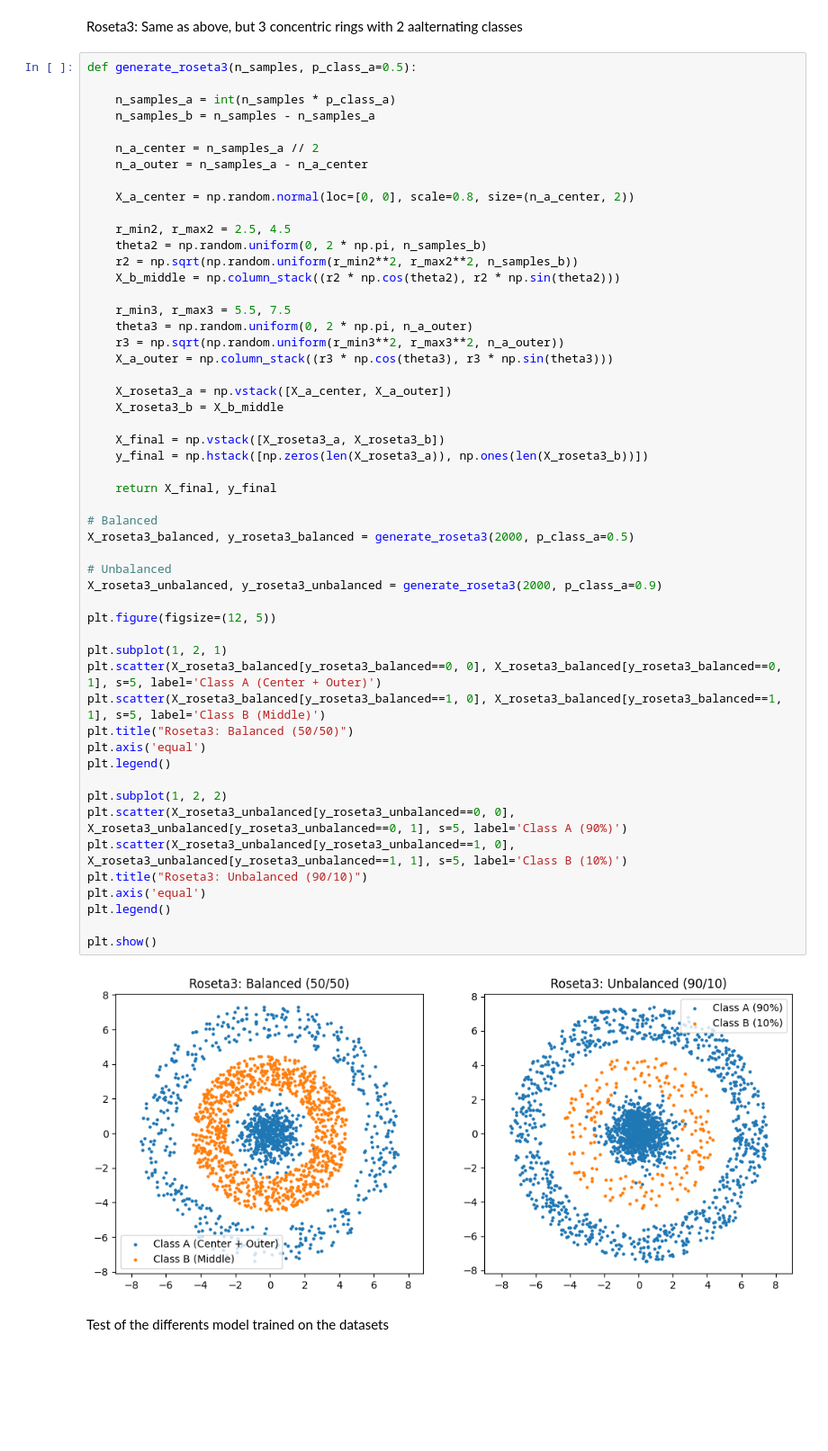
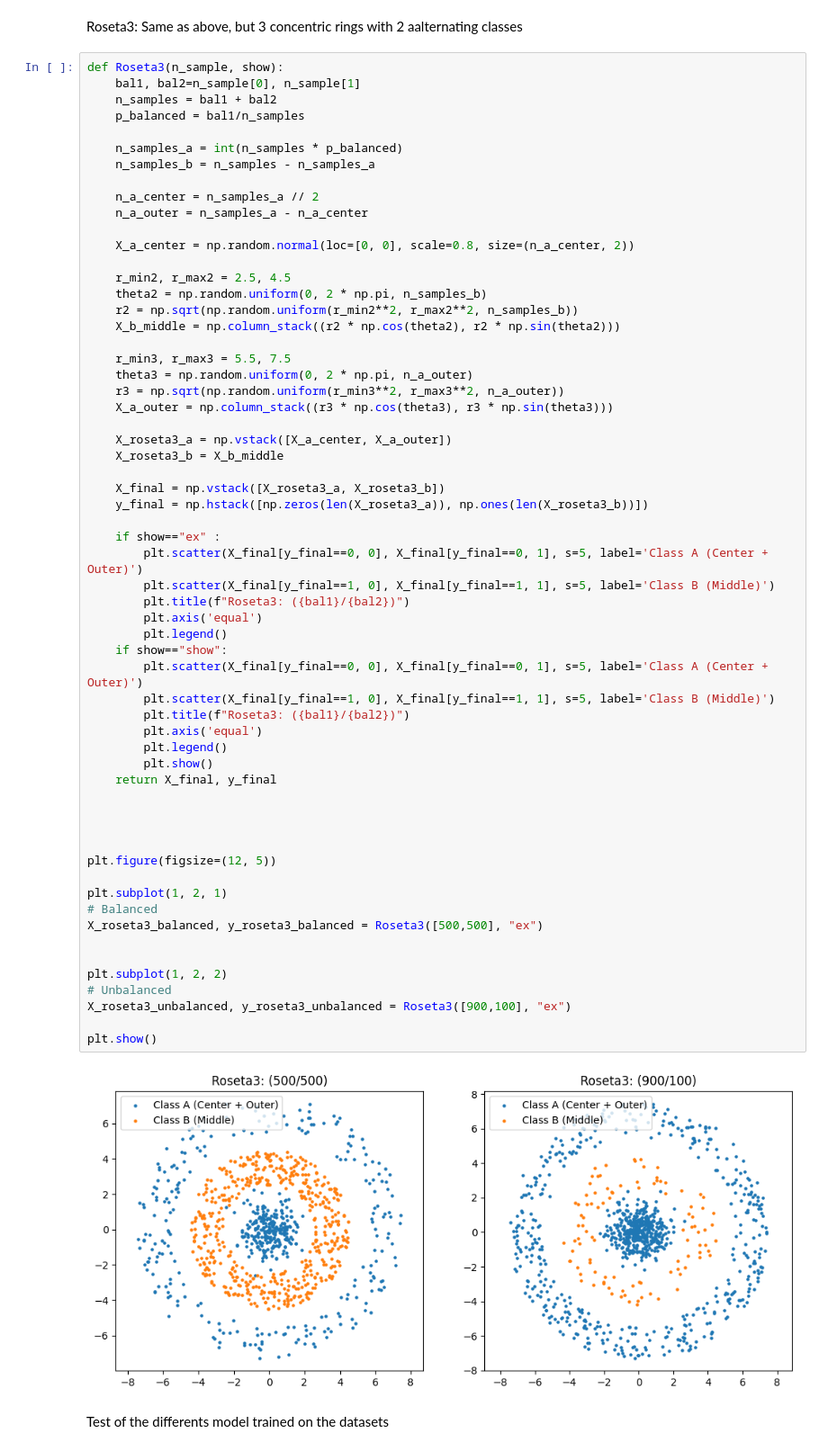
Before and after one commit to Mathis1311/Machine-Learning-project, a Jupyter notebook: project.ipynb, the cells around one changed output. Shown at 90% size. Cells and saved outputs as stored; diff of their text form; blank space fills up the shorter version.

```diff
--- a/project.ipynb
+++ b/project.ipynb
@@ -311,9 +324,12 @@ plt.show()
 # %% [markdown]
  Roseta3: Same as above, but 3 concentric rings with 2 aalternating classes
 # %%
-def generate_roseta3(n_samples, p_class_a=0.5):
+def Roseta3(n_sample, show):
+    bal1, bal2=n_sample[0], n_sample[1]
+    n_samples = bal1 + bal2
+    p_balanced = bal1/n_samples
 
-    n_samples_a = int(n_samples * p_class_a)
+    n_samples_a = int(n_samples * p_balanced)
     n_samples_b = n_samples - n_samples_a
 
     n_a_center = n_samples_a // 2
@@ -322,48 +338,53 @@ def generate_roseta3(n_samples, p_class_a=0.5):
     X_a_center = np.random.normal(loc=[0, 0], scale=0.8, size=(n_a_center, 2))
 
     r_min2, r_max2 = 2.5, 4.5
     theta2 = np.random.uniform(0, 2 * np.pi, n_samples_b)
     r2 = np.sqrt(np.random.uniform(r_min2**2, r_max2**2, n_samples_b))
     X_b_middle = np.column_stack((r2 * np.cos(theta2), r2 * np.sin(theta2)))
 
     r_min3, r_max3 = 5.5, 7.5
     theta3 = np.random.uniform(0, 2 * np.pi, n_a_outer)
     r3 = np.sqrt(np.random.uniform(r_min3**2, r_max3**2, n_a_outer))
     X_a_outer = np.column_stack((r3 * np.cos(theta3), r3 * np.sin(theta3)))
 
     X_roseta3_a = np.vstack([X_a_center, X_a_outer])
     X_roseta3_b = X_b_middle
 
     X_final = np.vstack([X_roseta3_a, X_roseta3_b])
     y_final = np.hstack([np.zeros(len(X_roseta3_a)), np.ones(len(X_roseta3_b))])
 
+    if show=="ex" :
+        plt.scatter(X_final[y_final==0, 0], X_final[y_final==0, 1], s=5, label='Class A (Center + Outer)')
+        plt.scatter(X_final[y_final==1, 0], X_final[y_final==1, 1], s=5, label='Class B (Middle)')
+        plt.title(f"Roseta3: ({bal1}/{bal2})")
+        plt.axis('equal')
+        plt.legend()
+    if show=="show":
+        plt.scatter(X_final[y_final==0, 0], X_final[y_final==0, 1], s=5, label='Class A (Center + Outer)')
+        plt.scatter(X_final[y_final==1, 0], X_final[y_final==1, 1], s=5, label='Class B (Middle)')
+        plt.title(f"Roseta3: ({bal1}/{bal2})")
+        plt.axis('equal')
+        plt.legend()
+        plt.show()
     return X_final, y_final
 
-# Balanced
-X_roseta3_balanced, y_roseta3_balanced = generate_roseta3(2000, p_class_a=0.5)
 
-# Unbalanced
-X_roseta3_unbalanced, y_roseta3_unbalanced = generate_roseta3(2000, p_class_a=0.9)
+
 
 plt.figure(figsize=(12, 5))
 
 plt.subplot(1, 2, 1)
-plt.scatter(X_roseta3_balanced[y_roseta3_balanced==0, 0], X_roseta3_balanced[y_roseta3_balanced==0, 1], s=5, label='Class A (Center + Outer)')
-plt.scatter(X_roseta3_balanced[y_roseta3_balanced==1, 0], X_roseta3_balanced[y_roseta3_balanced==1, 1], s=5, label='Class B (Middle)')
-plt.title("Roseta3: Balanced (50/50)")
-plt.axis('equal')
-plt.legend()
+# Balanced
+X_roseta3_balanced, y_roseta3_balanced = Roseta3([500,500], "ex")
+
 
 plt.subplot(1, 2, 2)
-plt.scatter(X_roseta3_unbalanced[y_roseta3_unbalanced==0, 0], X_roseta3_unbalanced[y_roseta3_unbalanced==0, 1], s=5, label='Class A (90%)')
-plt.scatter(X_roseta3_unbalanced[y_roseta3_unbalanced==1, 0], X_roseta3_unbalanced[y_roseta3_unbalanced==1, 1], s=5, label='Class B (10%)')
-plt.title("Roseta3: Unbalanced (90/10)")
-plt.axis('equal')
-plt.legend()
+# Unbalanced
+X_roseta3_unbalanced, y_roseta3_unbalanced = Roseta3([900,100], "ex")
 
 plt.show()
 # %% [output]
-[figure, old version]
+[figure, new version]
 # %% [markdown]
 Test of the differents model trained on the datasets
 # %%
```
Also changed, not shown: parts of 10 cells of this notebook.
